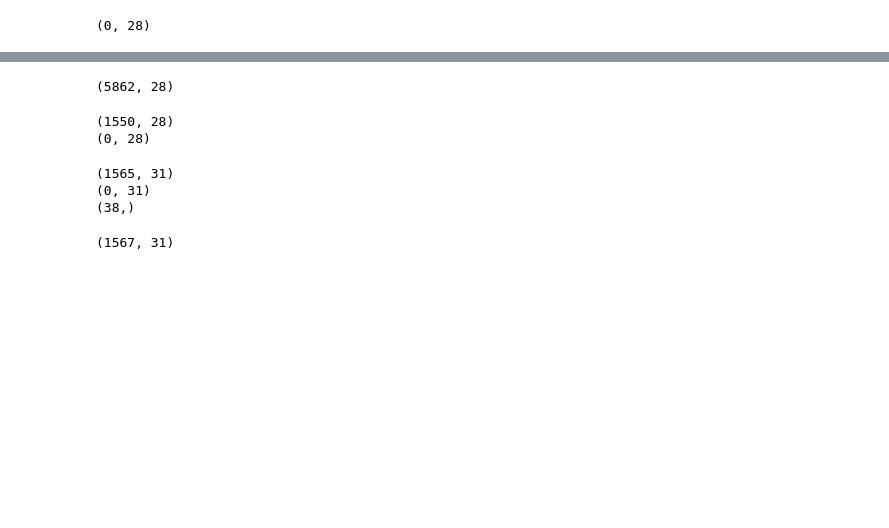
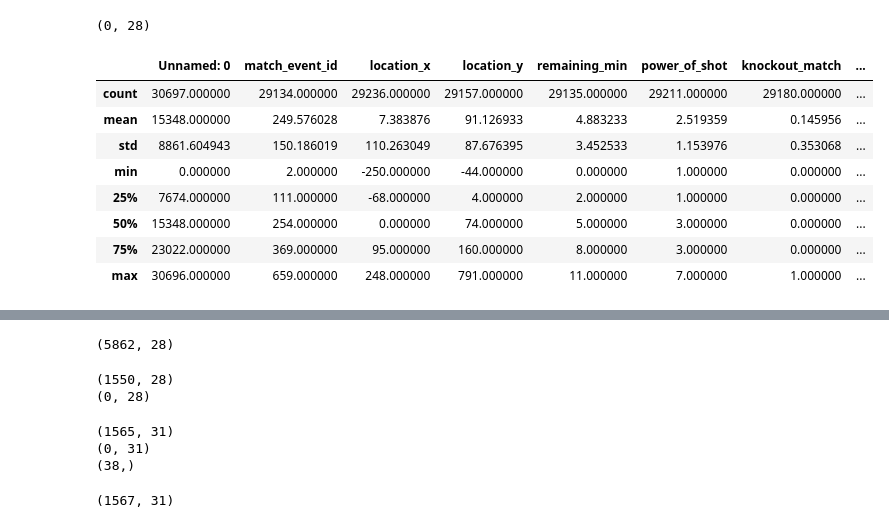
Before and after one commit to bhavi289/ZS, a Jupyter notebook: main.ipynb, the cells around one changed output, grey strips where cells are left out. Cells and saved outputs as stored; diff of their text form; code cells hidden in the pictures; blank space fills up the shorter version.

```diff
--- a/main.ipynb
+++ b/main.ipynb
@@ -33,0 +30,12 @@ print (df[df.match_id.isnull()].shape) # match_id is never null
+# %%
+df.describe()
+# %% [output]
+|  | Unnamed: 0 | match_event_id | location_x | location_y | remaining_min | power_of_shot | knockout_match | ... |
+| count | 30697.000000 | 29134.000000 | 29236.000000 | 29157.000000 | 29135.000000 | 29211.000000 | 29180.000000 | ... |
+| mean | 15348.000000 | 249.576028 | 7.383876 | 91.126933 | 4.883233 | 2.519359 | 0.145956 | ... |
+| std | 8861.604943 | 150.186019 | 110.263049 | 87.676395 | 3.452533 | 1.153976 | 0.353068 | ... |
+| min | 0.000000 | 2.000000 | -250.000000 | -44.000000 | 0.000000 | 1.000000 | 0.000000 | ... |
+| 25% | 7674.000000 | 111.000000 | -68.000000 | 4.000000 | 2.000000 | 1.000000 | 0.000000 | ... |
+| 50% | 15348.000000 | 254.000000 | 0.000000 | 74.000000 | 5.000000 | 3.000000 | 0.000000 | ... |
+| 75% | 23022.000000 | 369.000000 | 95.000000 | 160.000000 | 8.000000 | 3.000000 | 0.000000 | ... |
+| max | 30696.000000 | 659.000000 | 248.000000 | 791.000000 | 11.000000 | 7.000000 | 1.000000 | ... |
```
Also changed, not shown: parts of 43 cells of this notebook.
